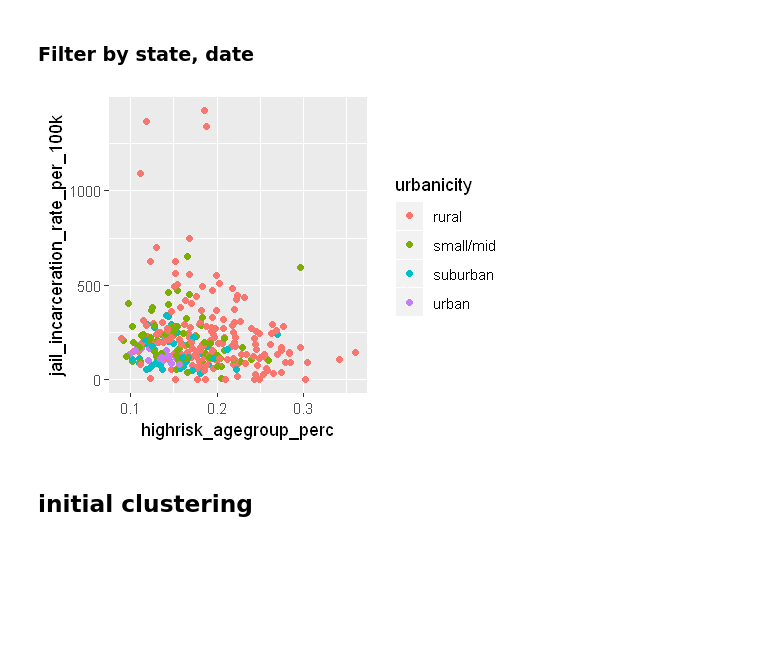
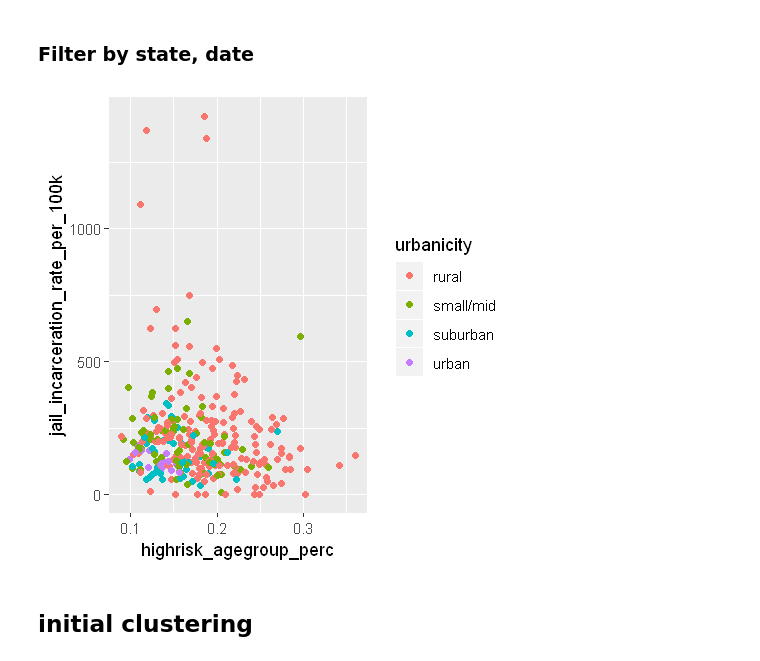
Before and after one commit to bhawna759/MIT_COVID-19_Datathon, a Jupyter notebook: county_demographics_clusters.ipynb, the cells around one changed output. Cells and saved outputs as stored; diff of their text form; code cells hidden in the pictures; blank space fills up the shorter version.

```diff
--- a/county_demographics_clusters.ipynb
+++ b/county_demographics_clusters.ipynb
@@ -21,7 +44,7 @@ prison_county_df <- read.csv('prison_county_df.csv', stringsAsFactors = FALSE)[
 prison_county_df$county <- str_to_title(prison_county_df$county)
 
 # nytimes
-#us_counties <- read.csv('https://raw.githubusercontent.com/nytimes/covid-19-data/master/us-counties.csv')
+us_counties <- read.csv('https://raw.githubusercontent.com/nytimes/covid-19-data/master/us-counties.csv')
 # vera inst
 #jail_population <- read.csv('https://raw.githubusercontent.com/vera-institute/jail-population-data/master/jail_population.csv')
 
@@ -135,11 +158,12 @@ jail_county_demographics_filtered_df <- jail_county_demographics_filtered_df %>%
     filter(date == max(date))
 # %%
 # try some plots
+options(repr.plot.width=4, repr.plot.height=4)
 ggplot(jail_county_demographics_filtered_df,
        aes( x = highrisk_agegroup_perc, y = jail_incarceration_rate_per_100k, color = urbanicity) ) +
             geom_point()
 # %% [output]
-[figure, old version]
+[figure, new version]
 # %% [markdown]
 ## initial clustering
 # %%
```
Also changed, not shown: parts of 10 cells of this notebook.
